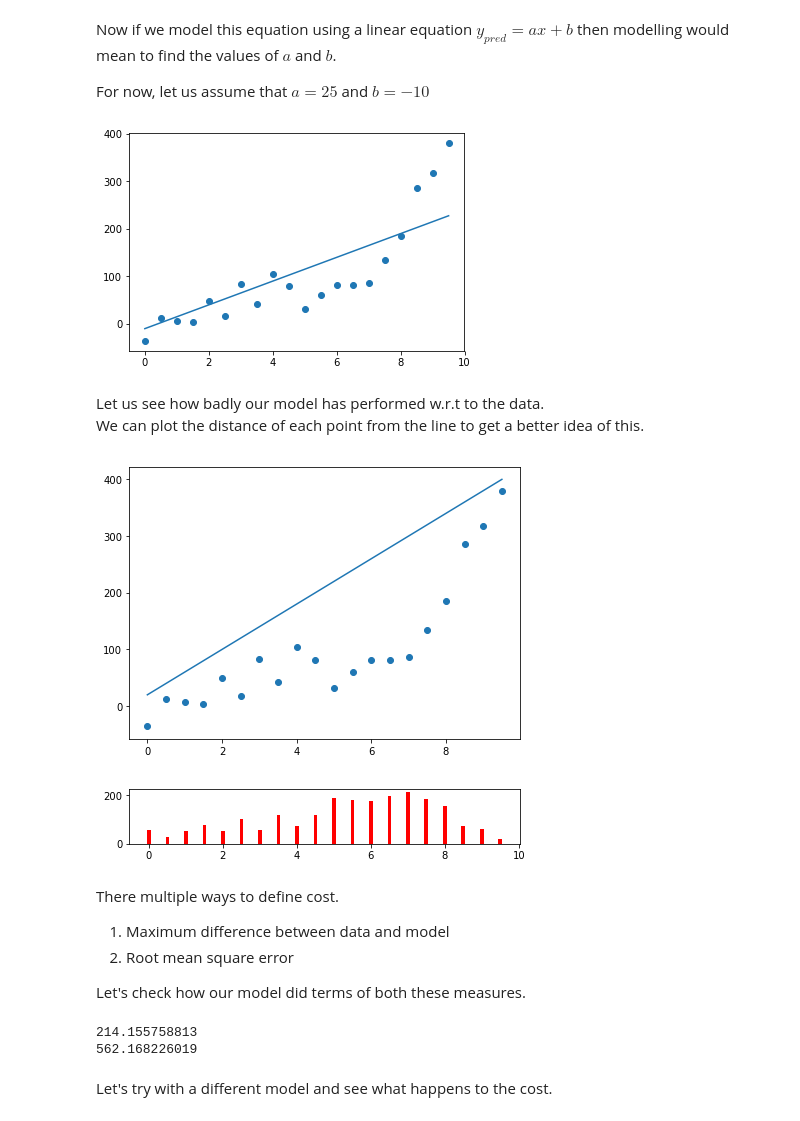
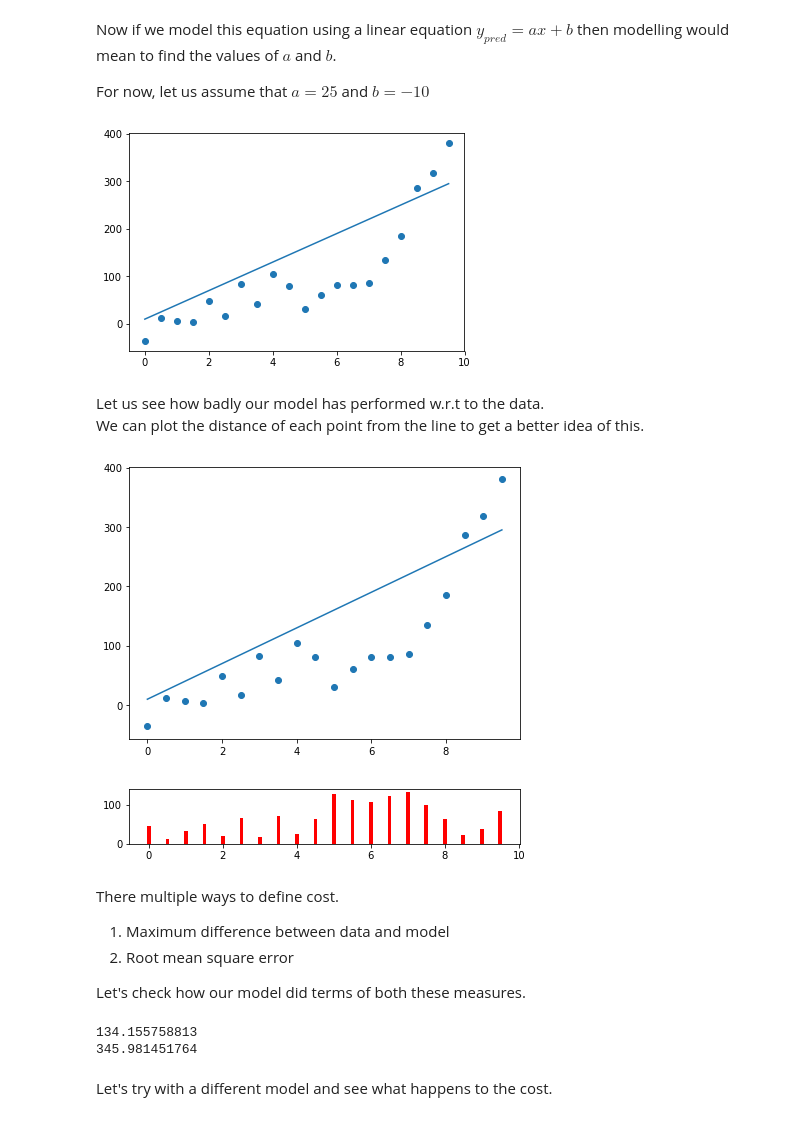
Before and after one commit to elijah981/Curve_Fitting, a Jupyter notebook: CurveFitting.ipynb, the cells around one changed output. Saved outputs shown, nothing was run; the diff lists cells and outputs as text; code cells hidden in the pictures.

```diff
--- a/CurveFitting.ipynb
+++ b/CurveFitting.ipynb
@@ -40,16 +40,16 @@ Now if we model this equation using a linear equation $y_{pred} = ax + b$ then m
 
 For now, let us assume that $a = 25$ and $b = -10$
 # %%
-a = 25
-b = -10
+a = 30
+b = 10
 y_pred = a*x + b
 
 plt.scatter(x,y)
 plt.plot(x,y_pred)
 
 plt.show()
 # %% [output]
-[figure, old version]
+[figure, new version]
 # %% [markdown]
 Let us see how badly our model has performed w.r.t to the data. <br>
 We can plot the distance of each point from the line to get a better idea of this.
@@ -67,8 +67,8 @@ plt.subplots(figsize=(7,1))
 plt.bar(x,y_diff,width=0.1, align='center', color='red')
 plt.show()
 # %% [output]
-[figure, old version]
+[figure, new version]
-[figure, old version]
+[figure, new version]
 # %% [markdown]
 There multiple ways to define cost.
 1. Maximum difference between data and model
@@ -81,8 +81,8 @@ cost2 = np.sqrt(np.sum(y_diff**2))
 print(cost1)
 print(cost2)
 # %% [output]
-214.155758813
-562.168226019
+134.155758813
+345.981451764
 # %% [markdown]
 Let's try with a different model and see what happens to the cost.
 # %%
```
Also changed, not shown: parts of 10 cells of this notebook.
